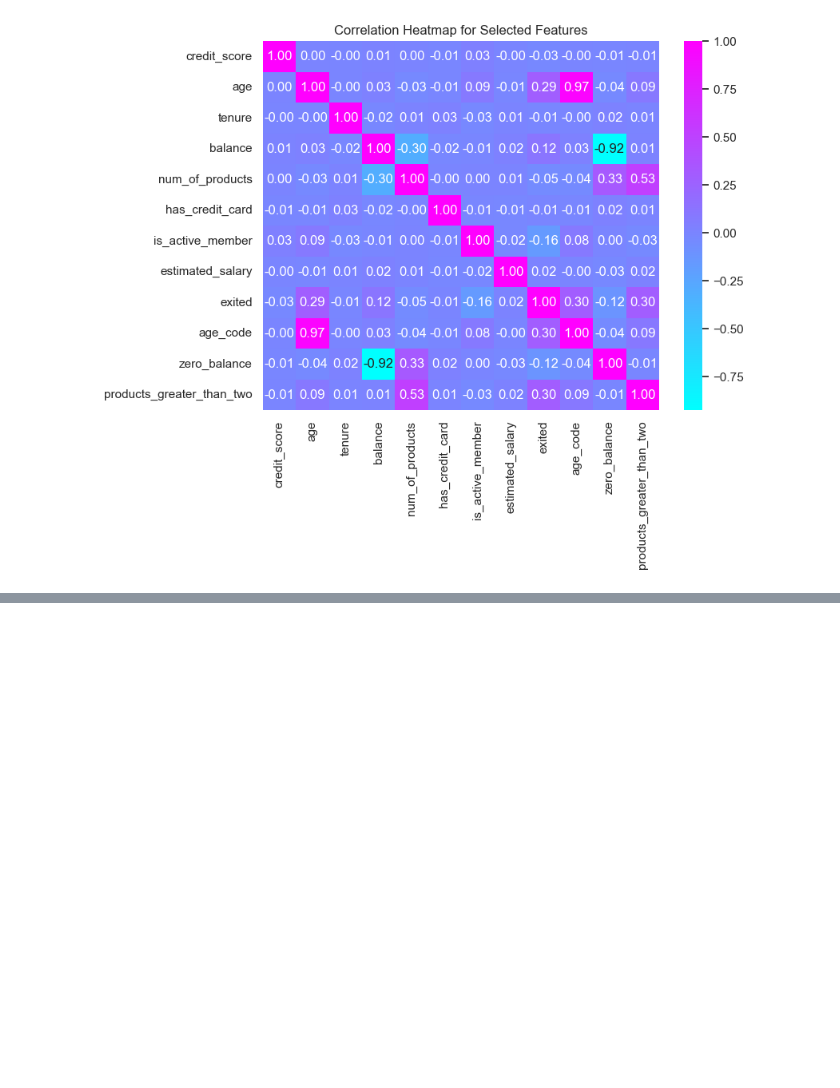
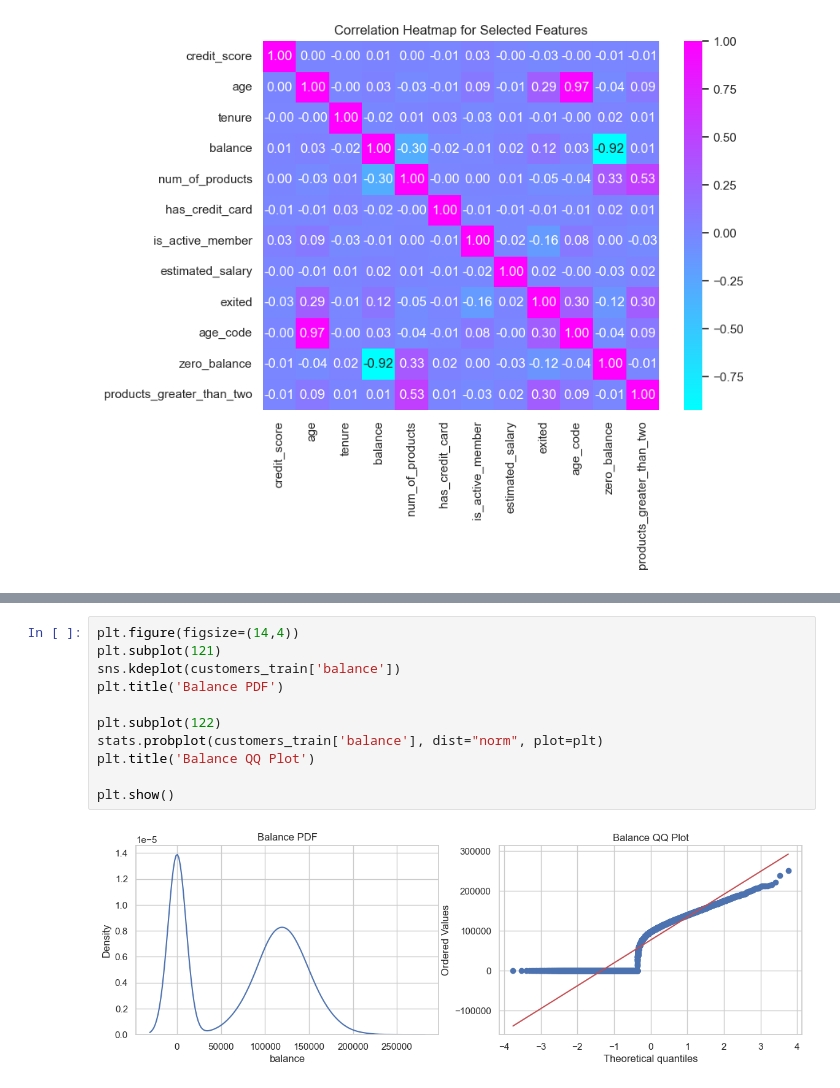
Before and after one commit to azamKhattak24/Customer_Churn_Prediction, a Jupyter notebook: notebooks/customerChurnPrediction.ipynb, the cells around one changed output, grey strips where cells are left out. Saved outputs shown, nothing was run; the diff lists cells and outputs as text; blank space fills up the shorter version.

```diff
--- a/notebooks/customerChurnPrediction.ipynb
+++ b/notebooks/customerChurnPrediction.ipynb
@@ -1051,0 +1067,13 @@ plt.show()
+# %%
+plt.figure(figsize=(14,4))
+plt.subplot(121)
+sns.kdeplot(customers_train['balance'])
+plt.title('Balance PDF')
+
+plt.subplot(122)
+stats.probplot(customers_train['balance'], dist="norm", plot=plt)
+plt.title('Balance QQ Plot')
+
+plt.show()
+# %% [output]
+[figure, added]
```
Also changed, not shown: parts of 6 cells of this notebook.
